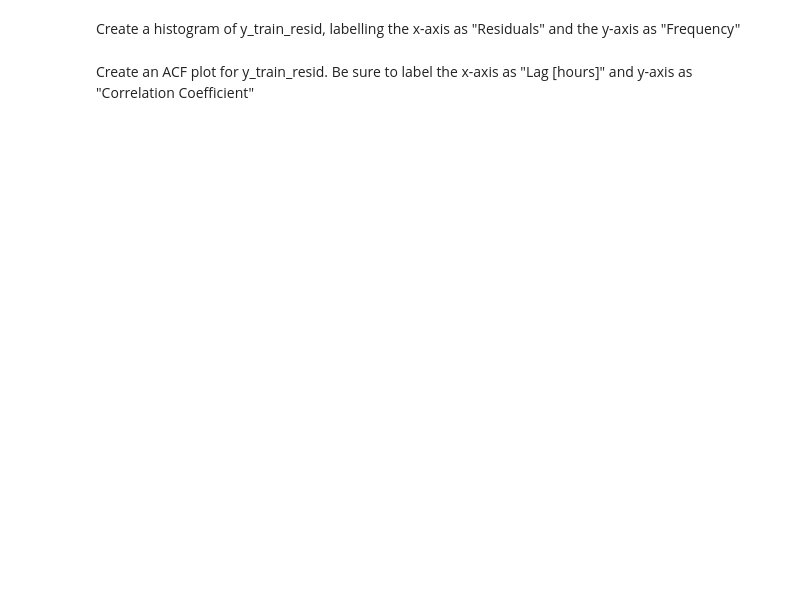
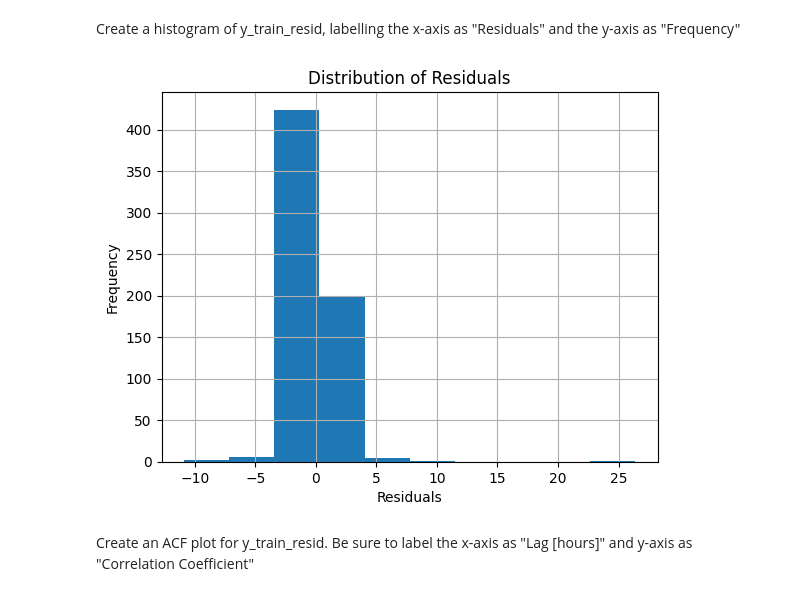
Before and after one commit to GideonMissoy/Air-Quality, a Jupyter notebook: quality.ipynb, the cells around one changed output. Saved outputs shown, nothing was run; the diff lists cells and outputs as text; code cells hidden in the pictures; blank space fills up the shorter version.

```diff
--- a/quality.ipynb
+++ b/quality.ipynb
@@ -16,0 +31,4 @@ dar = db['dar-es-salaam']
+# %%
+db = client['Air-Q']
+dar_air = db['Air']
+print("ds_app type:", type(dar_air))
@@ -39,9 +89,9 @@ Resample the data to provide the mean PM2.5 reading for each hour.
 Impute any missing values using the forward-fill method.
 # %%
 def wrangle(collection):
-    results = collection.find(
-        {"metadata.site": 11, "metadata.measurement": "P2"},
-        projection={"P2": 1, "timestamp": 1, "_id": 0},
+    results = dar_air.find(
+        {"value_type": "P2"},  # Filter for P2 readings
+        projection={"timestamp": 1, "value": 1, "_id": 0}  # Project only relevant fields
     )
 
     # Read results into DataFrame
@@ -50,13 +100,16 @@ def wrangle(collection):
     # Localize timezone
     df.index = df.index.tz_localize("UTC").tz_convert("Africa/Dar_es_Salaam")
 
+    # Renaming the `value` column to `PM2.5`
+    df.rename(columns={"value": "PM2.5"}, inplace=True)
+
     # Remove outliers
-    df = df[df["P2"] < 100]
+    df = df[df["PM2.5"] < 100]
 
     # Resample and forward-fill
-    y = df['P2'].resample('1H').mean().fillna(method='ffill')
+    y = df['PM2.5'].resample('1h').mean().fillna(method='ffill')
 
     return y
 # %%
-y = wrangle(dar)
+y = wrangle(dar_air)
 y.head()
@@ -161,7 +273,13 @@ y_train_resid.head()
 # %% [markdown]
 Create a histogram of y_train_resid, labelling the x-axis as "Residuals" and the y-axis as "Frequency"
 # %%
+y_train_resid.hist()
+plt.xlabel('Residuals')
+plt.ylabel('Frequency')
+plt.title('Distribution of Residuals')
 plt.savefig("images/3-5-14.png", dpi=150)
+# %% [output]
+[figure, added]
 # %% [markdown]
 Create an ACF plot for y_train_resid. Be sure to label the x-axis as "Lag [hours]" and y-axis as "Correlation Coefficient"
 # %%
```
Also changed, not shown: parts of 34 cells of this notebook, 9 other files.
